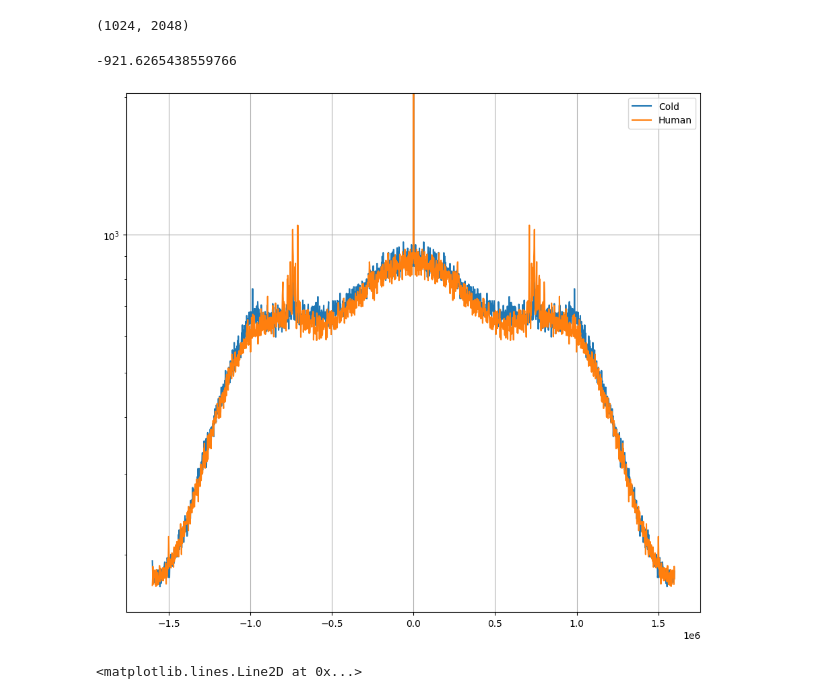
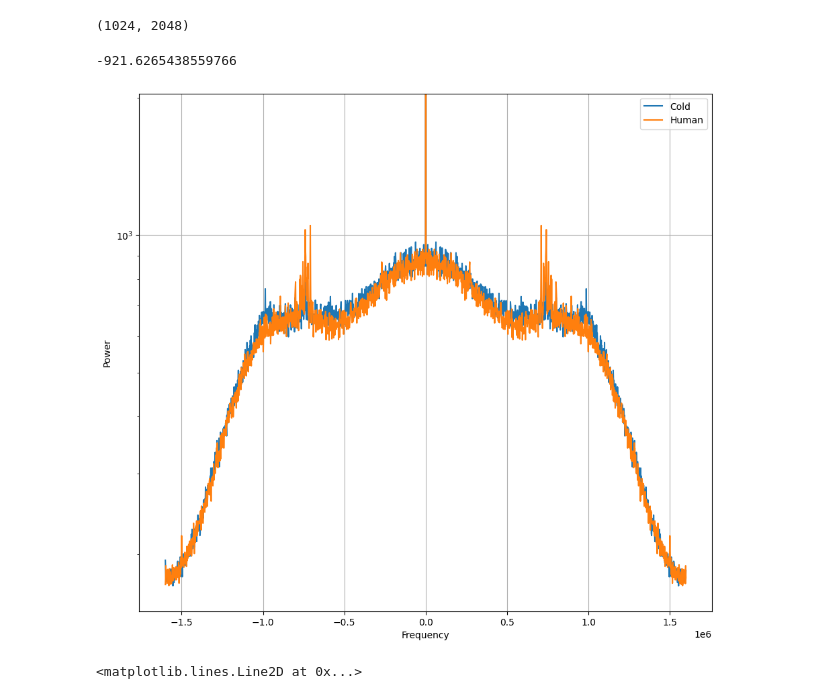
Before and after one commit to HGipson-W/APLHornRadioLab, a Jupyter notebook: Untitled.ipynb, the cells around one changed output. Drawn from its saved outputs; the diff is of its cells as text; code cells hidden in the pictures.

Commit message:
adding titles to graphs

```diff
--- a/Untitled.ipynb
+++ b/Untitled.ipynb
@@ -48,34 +48,36 @@ print(dataCold.shape)  # Should be (N_traces, 2048)
 
 
 deltaT = 10 #T_cold - T_human = 10 Kelvin
 voltHuman = np.fft.fft(dataHuman)
 voltCold = np.fft.fft(dataCold)
 
 pwrHuman = np.mean(np.real(voltHuman)**2 + np.imag(voltHuman)**2)
 pwrCold = np.mean(np.real(voltCold)**2 + np.imag(voltCold)**2)
 
 gain = (deltaT * np.array(pwrCold))/ (np.array(pwrHuman) - np.array(pwrCold))
 
 freqs = np.fft.fftfreq(2048, 1/3.2e6)
 
 power = np.mean(np.fft.fftshift(np.abs(np.fft.fft(dataCold)))**2, axis = 0)
 powerH = np.mean(np.fft.fftshift(np.abs(np.fft.fft(dataHuman)))**2, axis = 0)
 power_soff = np.mean(np.fft.fftshift(np.abs(np.fft.fft(dataSoff)))**2, axis = 0)
 power_test = np.mean(np.fft.fftshift(np.abs(np.fft.fft(dataTest)))**2, axis = 0)
 
 fig, ax = plt.subplots(figsize = (11,10))
 
 ax.semilogy(np.fft.fftshift(freqs), power , label = "Cold")
 ax.semilogy(np.fft.fftshift(freqs), powerH, label = 'Human')
 ax.set_ylim(150, 2040)
+ax.set_ylabel("Power")
+ax.set_xlabel("Frequency")
 ax.grid(True)
 ax.legend()
 
 
 print(np.mean(gain))
 # %% [output]
 -921.6265438559766
-[figure, old version]
+[figure, new version]
 # %%
 power = np.mean((np.abs(np.fft.fft(dataCold)))**2, axis = 0)
 freqs = np.fft.fftfreq(2048, 1/3.2)
```
